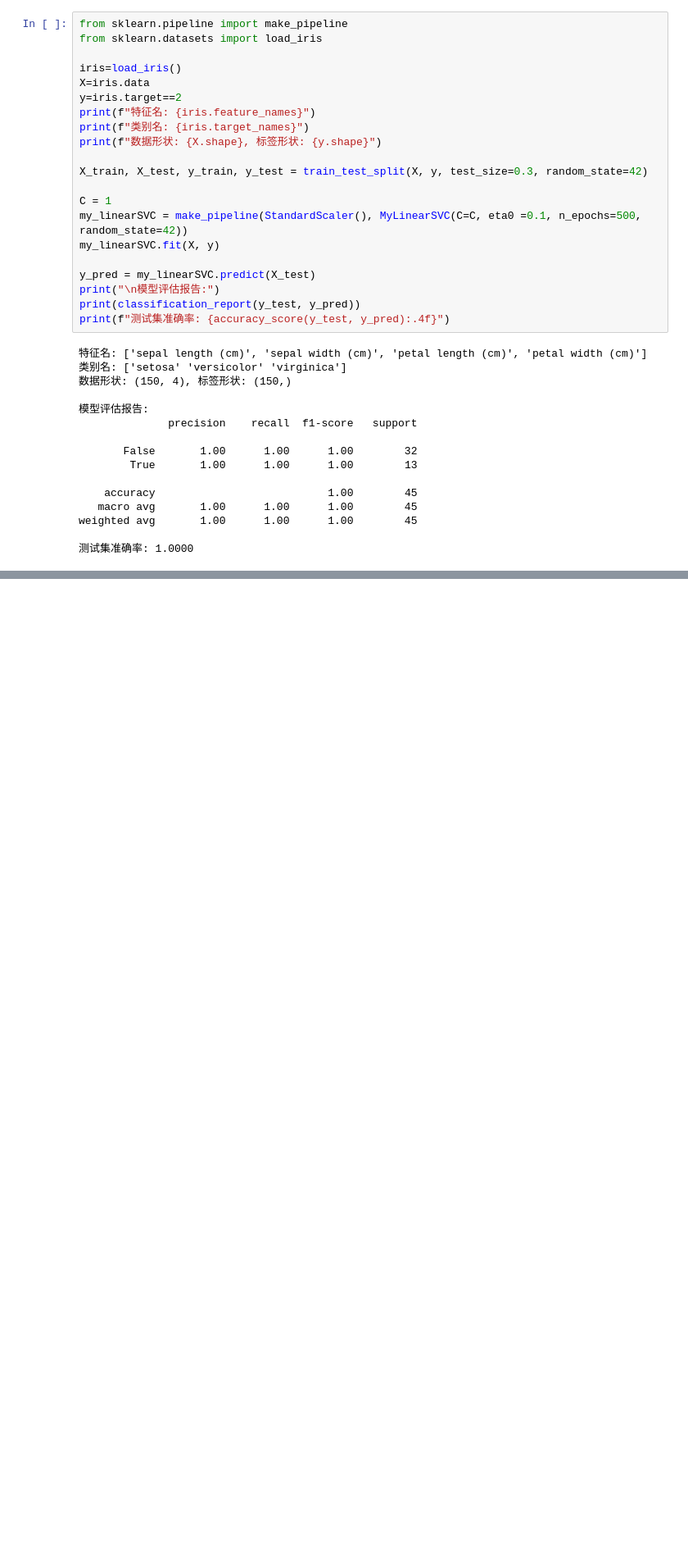
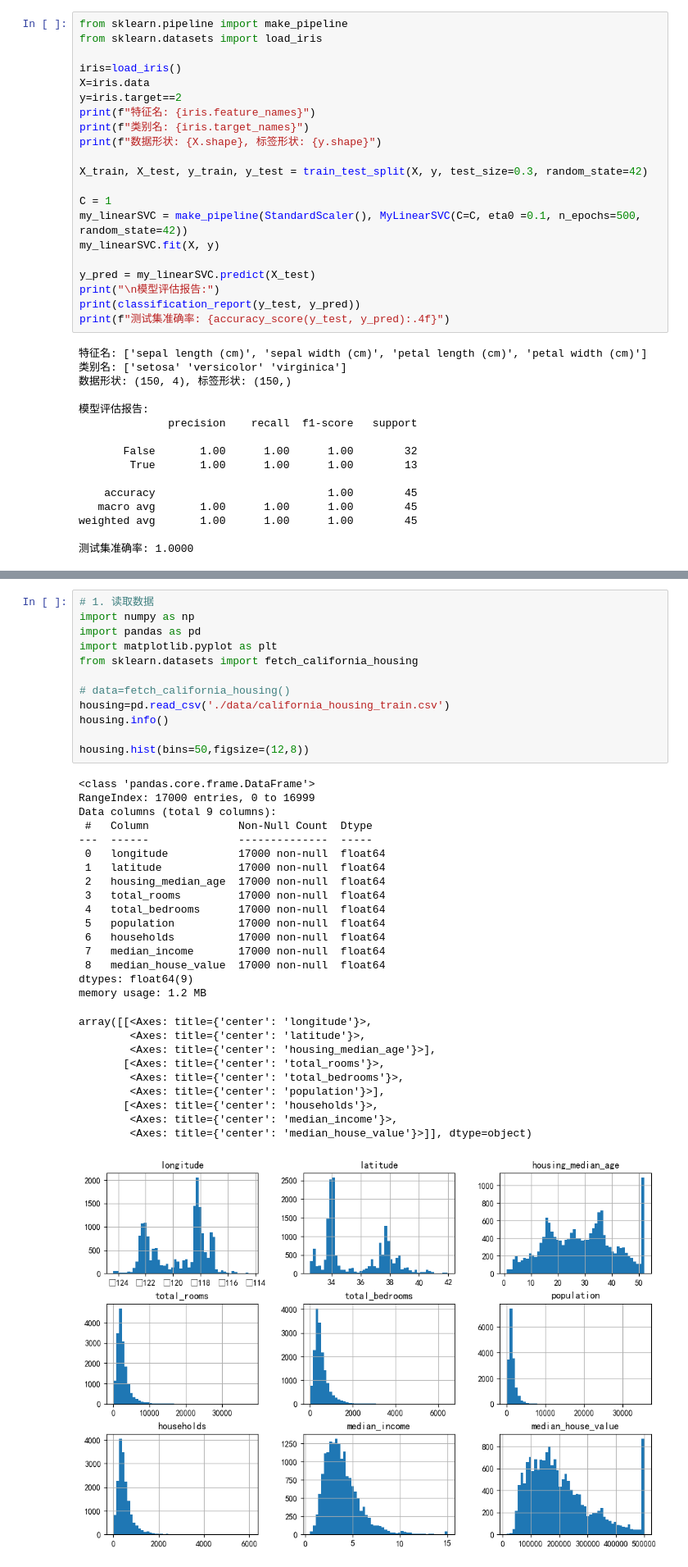
Before and after one commit to thereishua/ml_HW, a Jupyter notebook: 支持向量机作业.ipynb, the cells around one changed output, grey strips where cells are left out. Shown at 82% size. Drawn from its saved outputs; the diff is of its cells as text; blank space fills up the shorter version.

```diff
--- a/支持向量机作业.ipynb
+++ b/支持向量机作业.ipynb
@@ -268,0 +290,39 @@ weighted avg       1.00      1.00      1.00        45
+# %%
+# 1. 读取数据
+import numpy as np
+import pandas as pd
+import matplotlib.pyplot as plt
+from sklearn.datasets import fetch_california_housing
+
+# data=fetch_california_housing()
+housing=pd.read_csv('./data/california_housing_train.csv')
+housing.info()
+
+housing.hist(bins=50,figsize=(12,8))
+# %% [output]
+<class 'pandas.core.frame.DataFrame'>
+RangeIndex: 17000 entries, 0 to 16999
+Data columns (total 9 columns):
+ #   Column              Non-Null Count  Dtype
+---  ------              --------------  -----
+ 0   longitude           17000 non-null  float64
+ 1   latitude            17000 non-null  float64
+ 2   housing_median_age  17000 non-null  float64
+ 3   total_rooms         17000 non-null  float64
+ 4   total_bedrooms      17000 non-null  float64
+ 5   population          17000 non-null  float64
+ 6   households          17000 non-null  float64
+ 7   median_income       17000 non-null  float64
+ 8   median_house_value  17000 non-null  float64
+dtypes: float64(9)
+memory usage: 1.2 MB
+array([[<Axes: title={'center': 'longitude'}>,
+        <Axes: title={'center': 'latitude'}>,
+        <Axes: title={'center': 'housing_median_age'}>],
+       [<Axes: title={'center': 'total_rooms'}>,
+        <Axes: title={'center': 'total_bedrooms'}>,
+        <Axes: title={'center': 'population'}>],
+       [<Axes: title={'center': 'households'}>,
+        <Axes: title={'center': 'median_income'}>,
+        <Axes: title={'center': 'median_house_value'}>]], dtype=object)
+[figure, added]
```
Also changed, not shown: parts of 10 cells of this notebook.
